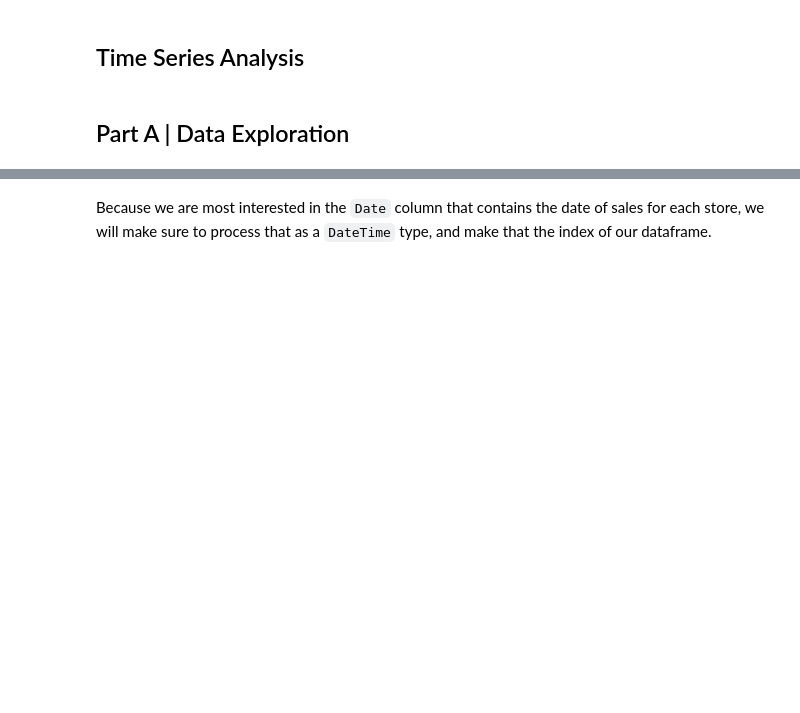
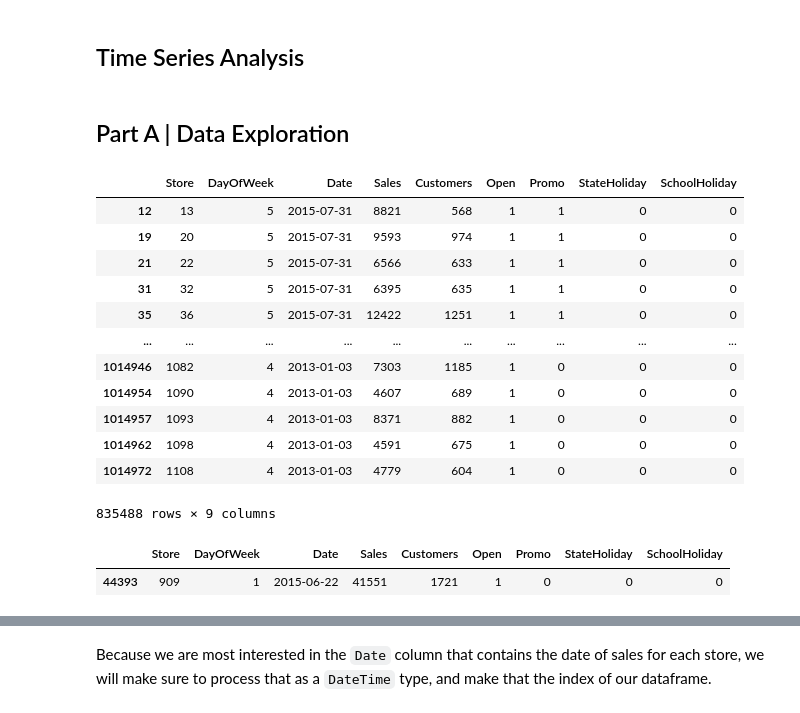
Before and after one commit to sthakuri/DS-SF-36, a Jupyter notebook: classes/19/notebooks/codealong-19-time-series-starter-code.ipynb, the cells around one changed output, grey strips where cells are left out. Drawn from its saved outputs; the diff is of its cells as text; code cells hidden in the pictures; blank space fills up the shorter version.

```diff
--- a/classes/19/notebooks/codealong-19-time-series-starter-code.ipynb
+++ b/classes/19/notebooks/codealong-19-time-series-starter-code.ipynb
@@ -25,3 +25,25 @@ import seaborn as sb
 df = pd.read_csv(os.path.join('..', 'datasets', 'dataset-19-rossmann.csv'),
     skipinitialspace = True,
     low_memory = False)
+# %%
+df[df.SchoolHoliday==0]
+# %% [output]
+|  | Store | DayOfWeek | Date | Sales | Customers | Open | Promo | StateHoliday | SchoolHoliday |
+| 12 | 13 | 5 | 2015-07-31 | 8821 | 568 | 1 | 1 | 0 | 0 |
+| 19 | 20 | 5 | 2015-07-31 | 9593 | 974 | 1 | 1 | 0 | 0 |
+| 21 | 22 | 5 | 2015-07-31 | 6566 | 633 | 1 | 1 | 0 | 0 |
+| 31 | 32 | 5 | 2015-07-31 | 6395 | 635 | 1 | 1 | 0 | 0 |
+| 35 | 36 | 5 | 2015-07-31 | 12422 | 1251 | 1 | 1 | 0 | 0 |
+| ... | ... | ... | ... | ... | ... | ... | ... | ... | ... |
+| 1014946 | 1082 | 4 | 2013-01-03 | 7303 | 1185 | 1 | 0 | 0 | 0 |
+| 1014954 | 1090 | 4 | 2013-01-03 | 4607 | 689 | 1 | 0 | 0 | 0 |
+| 1014957 | 1093 | 4 | 2013-01-03 | 8371 | 882 | 1 | 0 | 0 | 0 |
+| 1014962 | 1098 | 4 | 2013-01-03 | 4591 | 675 | 1 | 0 | 0 | 0 |
+| 1014972 | 1108 | 4 | 2013-01-03 | 4779 | 604 | 1 | 0 | 0 | 0 |
+835488 rows × 9 columns
+# %%
+#Max sales
+df[df.Sales == df.Sales.max()]
+# %% [output]
+|  | Store | DayOfWeek | Date | Sales | Customers | Open | Promo | StateHoliday | SchoolHoliday |
+| 44393 | 909 | 1 | 2015-06-22 | 41551 | 1721 | 1 | 0 | 0 | 0 |
```
Also changed, not shown: parts of 23 cells of this notebook, 3 other files.
